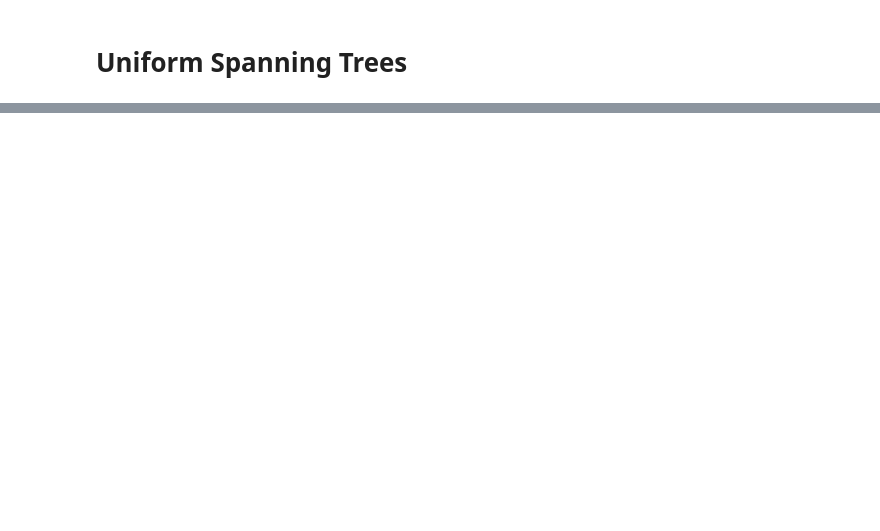
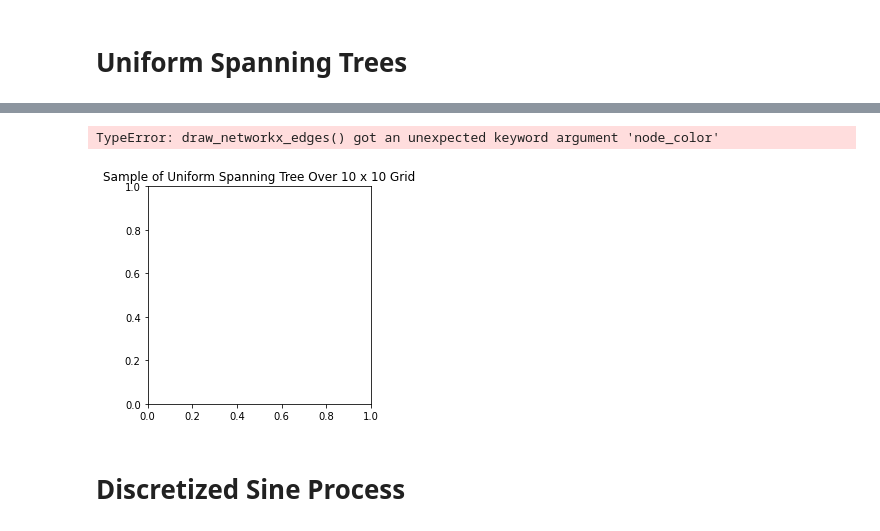
Before and after one commit to SamKirkiles/Determinantal-Point-Process-Sampling, a Jupyter notebook: Determinantal Point Processes.ipynb, the cells around one changed output, grey strips where cells are left out. Saved outputs shown, nothing was run; the diff lists cells and outputs as text; code cells hidden in the pictures; blank space fills up the shorter version.

```diff
--- a/Determinantal Point Processes.ipynb
+++ b/Determinantal Point Processes.ipynb
@@ -28,0 +70,20 @@ nx.draw(G)
+# %%
+# Sample from the point process
+
+samples,_ = sampling_algorithm_1(K)
+
+plt.figure(3,figsize=(4,4))
+plt.title("Sample of Uniform Spanning Tree Over %d x %d Grid" % (grid_dims, grid_dims))
+nx.draw_networkx_edges(
+    G,
+    pos=pos,
+    width=weights,
+    edgelist = [edge for i,edge in enumerate(G.edges()) if i in samples],
+    node_color='red'
+)
+plt.show()
+# %% [output]
+TypeError: draw_networkx_edges() got an unexpected keyword argument 'node_color'
+[figure, added]
+# %% [markdown]
+# Discretized Sine Process
```
Also changed, not shown: parts of 7 cells of this notebook.
